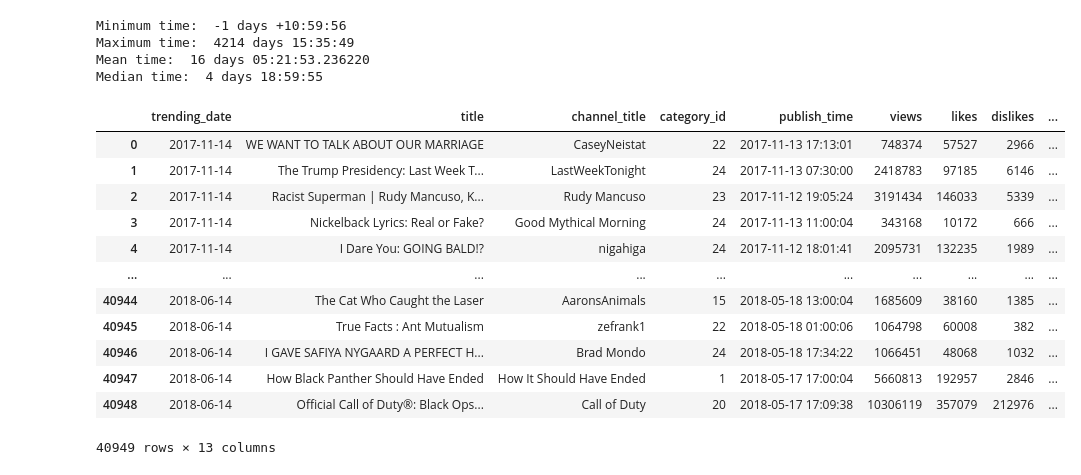
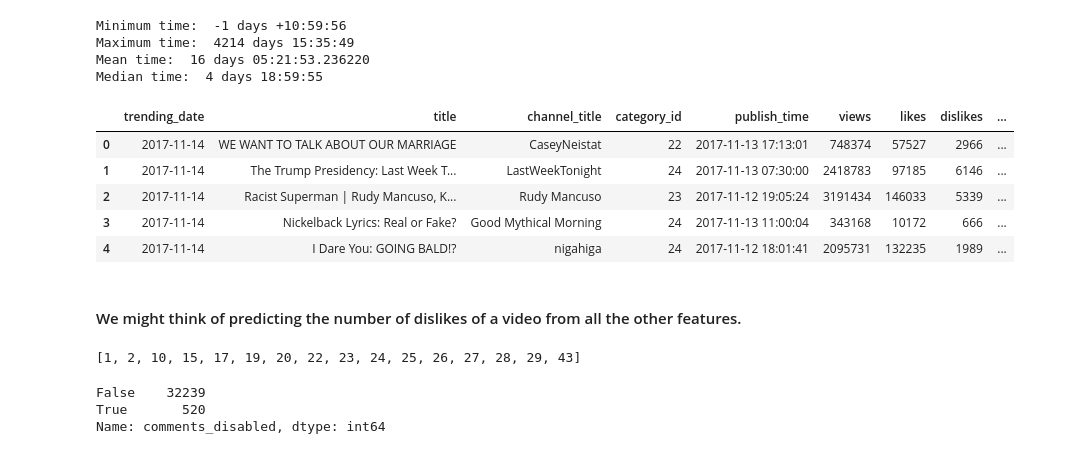
Before and after one commit to Marta-Bar/Benfords-law, a Jupyter notebook: Benfordness.ipynb, the cells around one changed output. Saved outputs shown, nothing was run; the diff lists cells and outputs as text; code cells hidden in the pictures.

```diff
--- a/Benfordness.ipynb
+++ b/Benfordness.ipynb
@@ -169,18 +171,13 @@ droppable = ['video_id',
              'thumbnail_link']
 dfYT.drop(droppable, axis = 1, inplace= True)
 # %%
-dfYT
+dfYT.head()
 # %% [output]
 |  | trending_date | title | channel_title | category_id | publish_time | views | likes | dislikes | ... |
 | 0 | 2017-11-14 | WE WANT TO TALK ABOUT OUR MARRIAGE | CaseyNeistat | 22 | 2017-11-13 17:13:01 | 748374 | 57527 | 2966 | ... |
 | 1 | 2017-11-14 | The Trump Presidency: Last Week T... | LastWeekTonight | 24 | 2017-11-13 07:30:00 | 2418783 | 97185 | 6146 | ... |
 | 2 | 2017-11-14 | Racist Superman | Rudy Mancuso, K... | Rudy Mancuso | 23 | 2017-11-12 19:05:24 | 3191434 | 146033 | 5339 | ... |
 | 3 | 2017-11-14 | Nickelback Lyrics: Real or Fake? | Good Mythical Morning | 24 | 2017-11-13 11:00:04 | 343168 | 10172 | 666 | ... |
 | 4 | 2017-11-14 | I Dare You: GOING BALD!? | nigahiga | 24 | 2017-11-12 18:01:41 | 2095731 | 132235 | 1989 | ... |
-| ... | ... | ... | ... | ... | ... | ... | ... | ... | ... |
-| 40944 | 2018-06-14 | The Cat Who Caught the Laser | AaronsAnimals | 15 | 2018-05-18 13:00:04 | 1685609 | 38160 | 1385 | ... |
-| 40945 | 2018-06-14 | True Facts : Ant Mutualism | zefrank1 | 22 | 2018-05-18 01:00:06 | 1064798 | 60008 | 382 | ... |
-| 40946 | 2018-06-14 | I GAVE SAFIYA NYGAARD A PERFECT H... | Brad Mondo | 24 | 2018-05-18 17:34:22 | 1066451 | 48068 | 1032 | ... |
-| 40947 | 2018-06-14 | How Black Panther Should Have Ended | How It Should Have Ended | 1 | 2018-05-17 17:00:04 | 5660813 | 192957 | 2846 | ... |
-| 40948 | 2018-06-14 | Official Call of Duty®: Black Ops... | Call of Duty | 20 | 2018-05-17 17:09:38 | 10306119 | 357079 | 212976 | ... |
-40949 rows × 13 columns
+# %% [markdown]
+#### We might think of predicting the number of dislikes of a video from all the other features.
@@ -186,0 +192,10 @@ dfYT
+# %%
+sorted(df.category_id.unique()) # category type. See for example https://gist.github.com/dgp/1b24bf2961521bd75d6c
+# %% [output]
+[1, 2, 10, 15, 17, 19, 20, 22, 23, 24, 25, 26, 27, 28, 29, 43]
+# %%
+df.comments_disabled.value_counts()
+# %% [output]
+False    32239
+True       520
+Name: comments_disabled, dtype: int64
```
Also changed, not shown: parts of 8 cells of this notebook.
